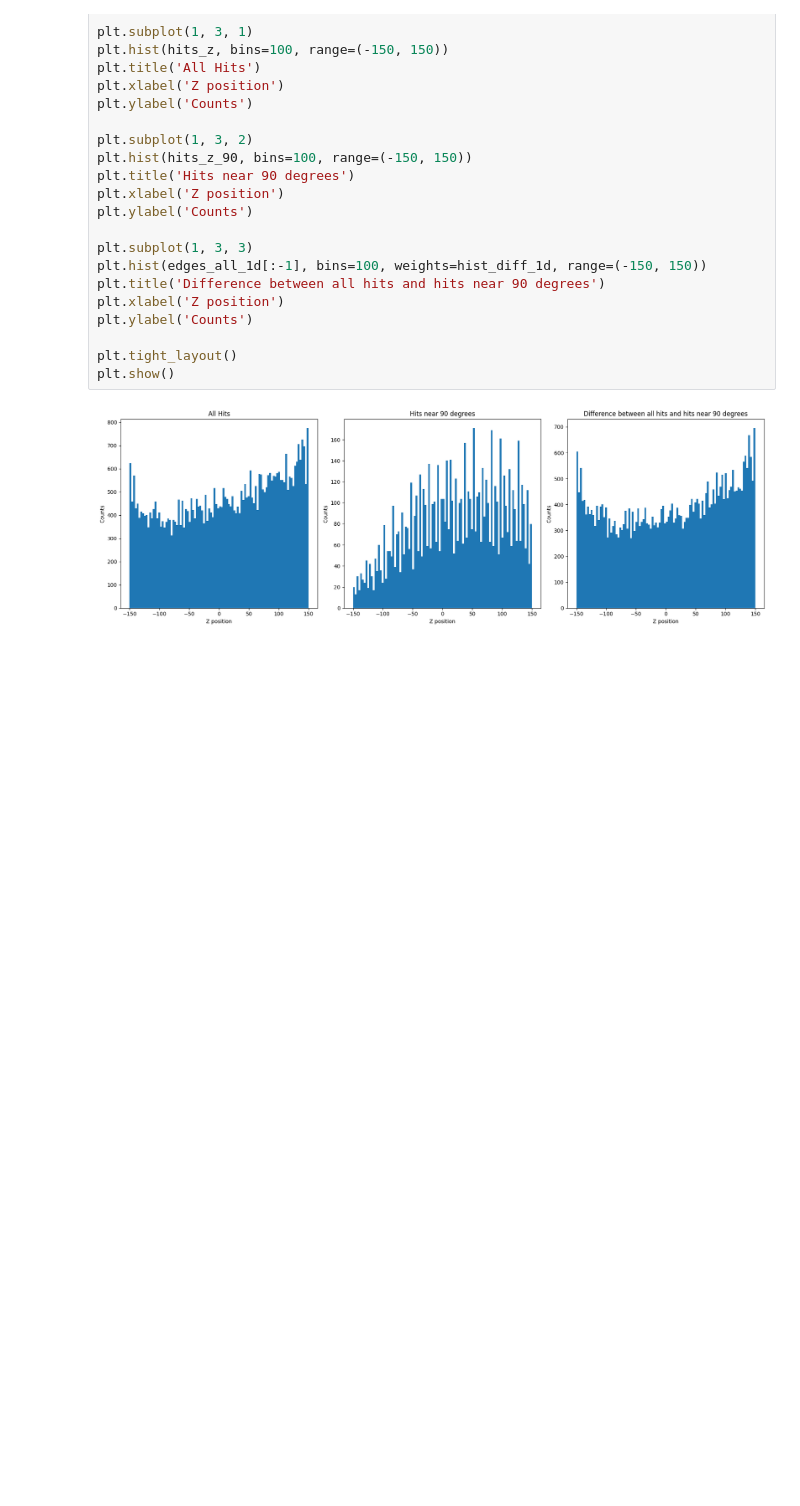
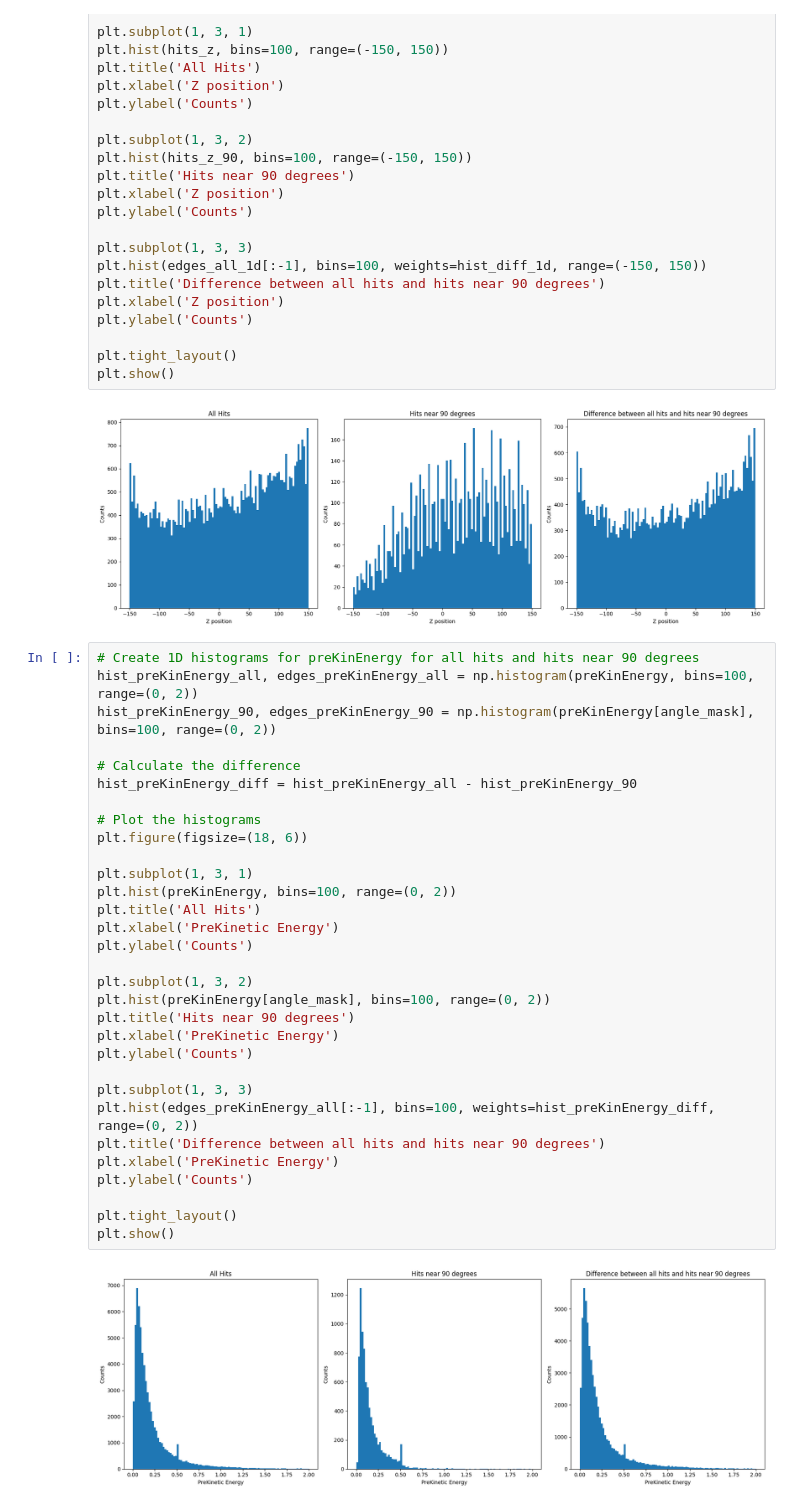
Before and after one commit to francescouni0/VHEE_monitor, a Jupyter notebook: fullcoll.ipynb, the cells around one changed output. Cells and saved outputs as stored; diff of their text form; blank space fills up the shorter version.

```diff
--- a/fullcoll.ipynb
+++ b/fullcoll.ipynb
@@ -185,3 +185,36 @@ plt.tight_layout()
 plt.show()
 # %% [output]
 [figure]
+# %%
+# Create 1D histograms for preKinEnergy for all hits and hits near 90 degrees
+hist_preKinEnergy_all, edges_preKinEnergy_all = np.histogram(preKinEnergy, bins=100, range=(0, 2))
+hist_preKinEnergy_90, edges_preKinEnergy_90 = np.histogram(preKinEnergy[angle_mask], bins=100, range=(0, 2))
+
+# Calculate the difference
+hist_preKinEnergy_diff = hist_preKinEnergy_all - hist_preKinEnergy_90
+
+# Plot the histograms
+plt.figure(figsize=(18, 6))
+
+plt.subplot(1, 3, 1)
+plt.hist(preKinEnergy, bins=100, range=(0, 2))
+plt.title('All Hits')
+plt.xlabel('PreKinetic Energy')
+plt.ylabel('Counts')
+
+plt.subplot(1, 3, 2)
+plt.hist(preKinEnergy[angle_mask], bins=100, range=(0, 2))
+plt.title('Hits near 90 degrees')
+plt.xlabel('PreKinetic Energy')
+plt.ylabel('Counts')
+
+plt.subplot(1, 3, 3)
+plt.hist(edges_preKinEnergy_all[:-1], bins=100, weights=hist_preKinEnergy_diff, range=(0, 2))
+plt.title('Difference between all hits and hits near 90 degrees')
+plt.xlabel('PreKinetic Energy')
+plt.ylabel('Counts')
+
+plt.tight_layout()
+plt.show()
+# %% [output]
+[figure, added]
```
